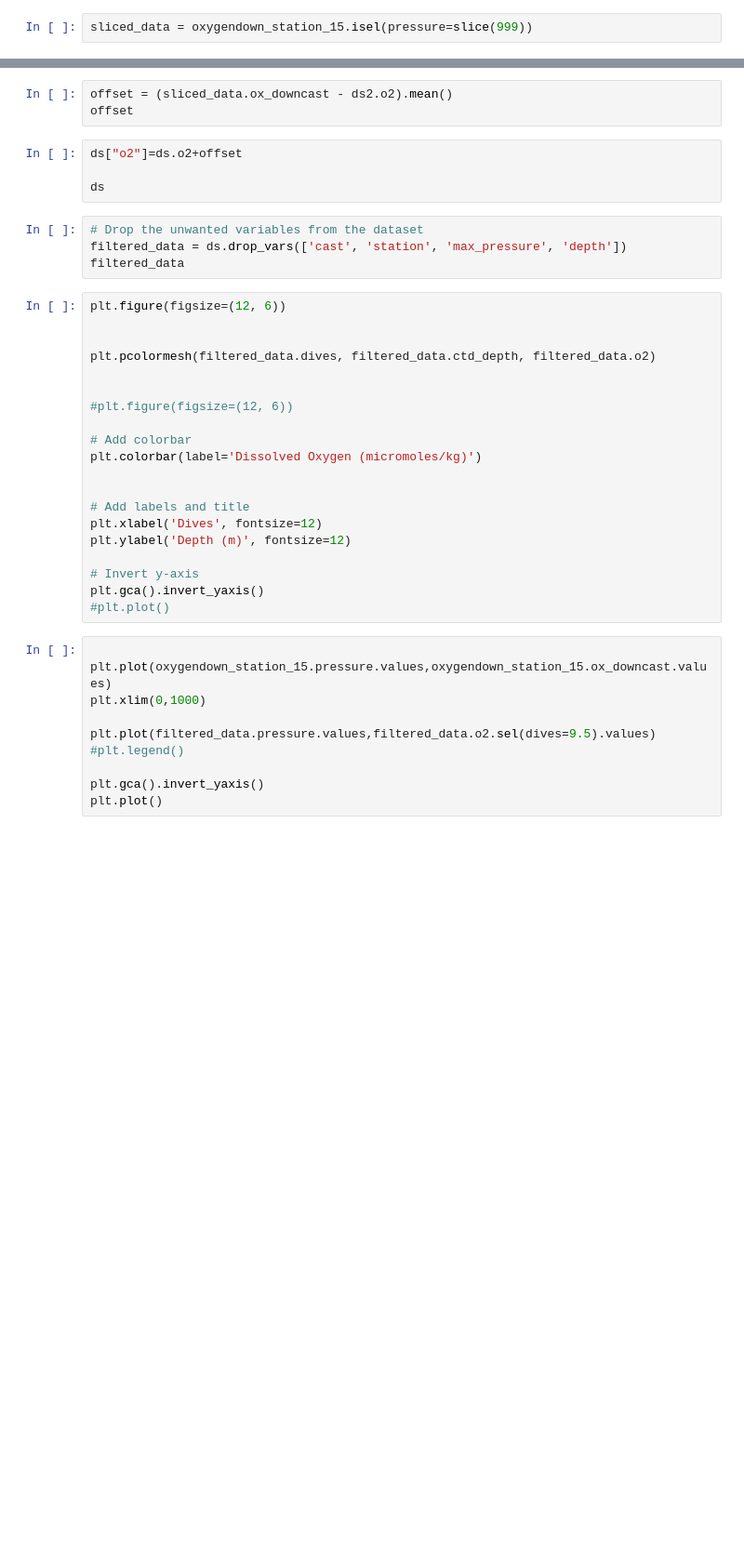
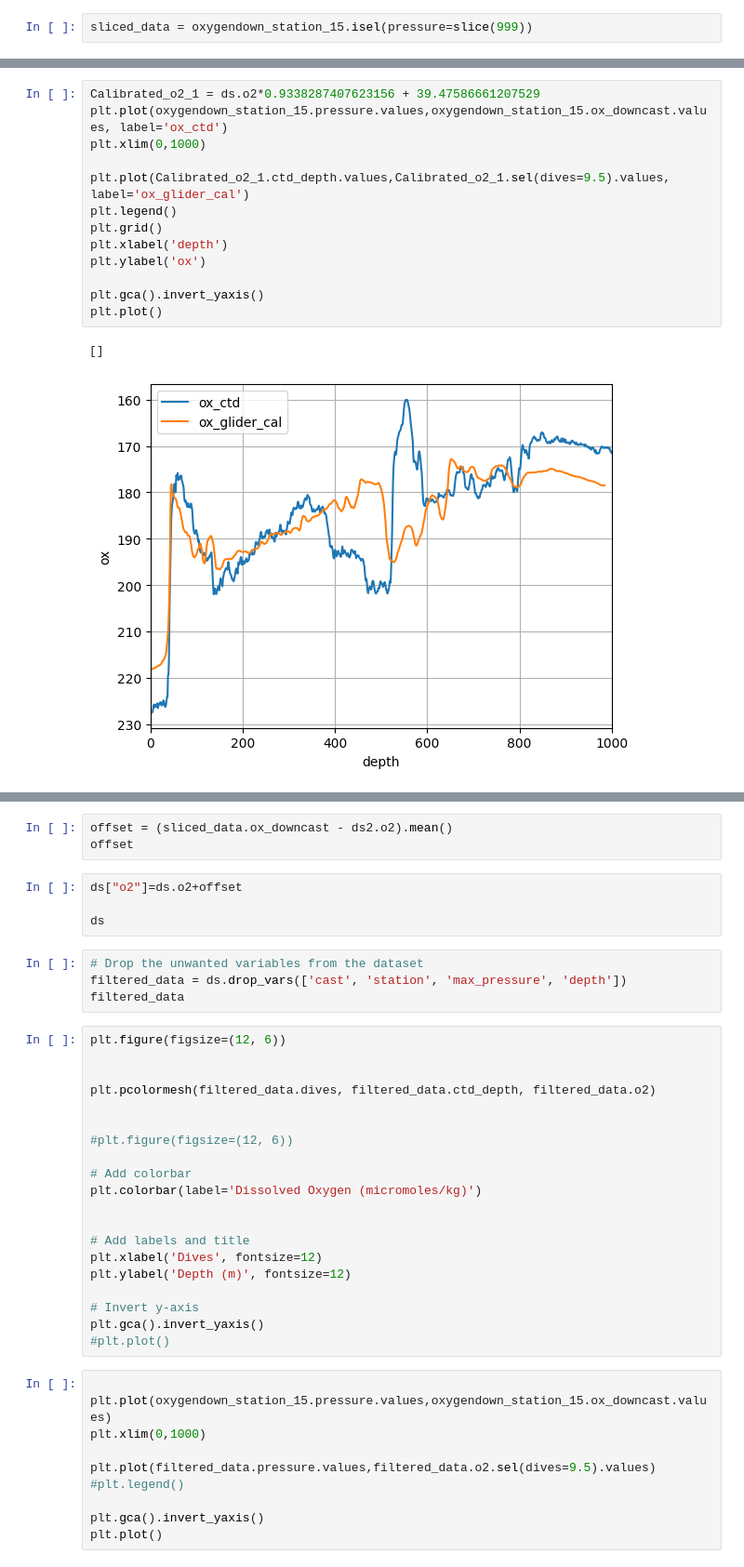
Before and after one commit to renskekoets/Ventilation_Cape_Basin, a Jupyter notebook: calibration ctd.ipynb, the cells around one changed output, grey strips where cells are left out. Shown at 93% size. Saved outputs shown, nothing was run; the diff lists cells and outputs as text; blank space fills up the shorter version.

```diff
--- a/calibration ctd.ipynb
+++ b/calibration ctd.ipynb
@@ -291,0 +545,16 @@ plt.plot([140,210],[140,210])
+# %%
+Calibrated_o2_1 = ds.o2*0.9338287407623156 + 39.47586661207529
+plt.plot(oxygendown_station_15.pressure.values,oxygendown_station_15.ox_downcast.values, label='ox_ctd')
+plt.xlim(0,1000)
+
+plt.plot(Calibrated_o2_1.ctd_depth.values,Calibrated_o2_1.sel(dives=9.5).values, label='ox_glider_cal')
+plt.legend()
+plt.grid()
+plt.xlabel('depth')
+plt.ylabel('ox')
+
+plt.gca().invert_yaxis()
+plt.plot()
+# %% [output]
+[]
+[figure, added]
```
Also changed, not shown: parts of 33 cells of this notebook.
